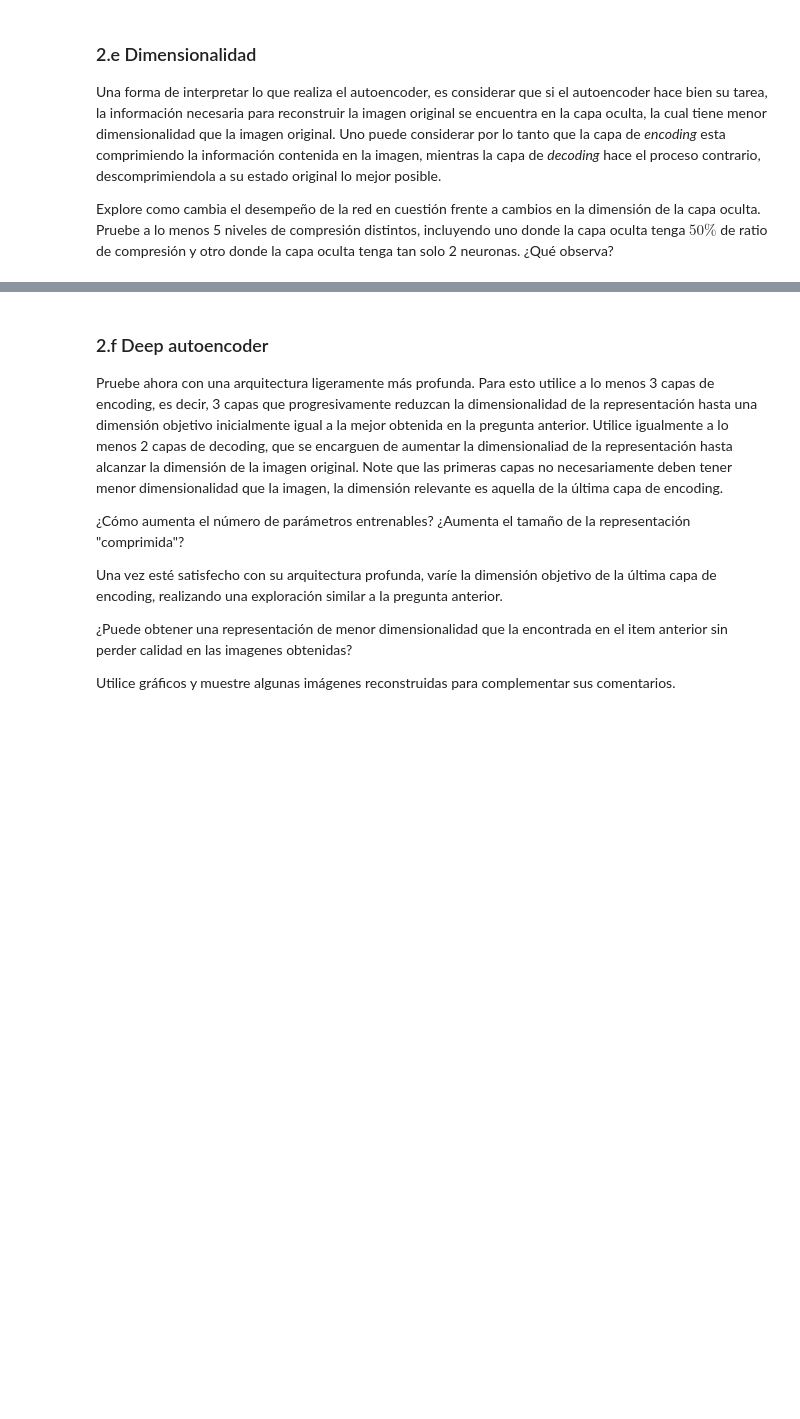
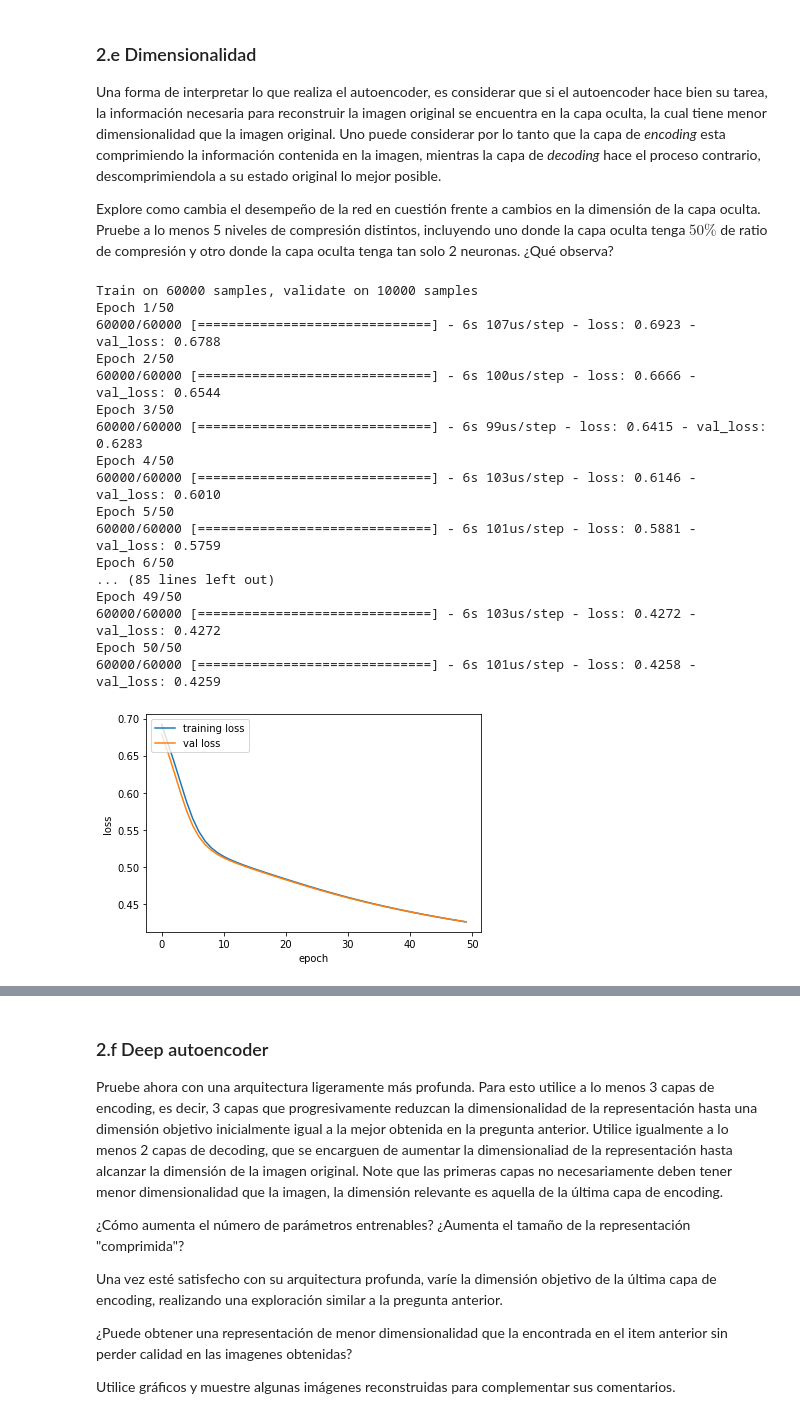
Before and after one commit to gekkoseba/Redes-neuronales, a Jupyter notebook: Tareas/Enunciado Tarea 2.ipynb, the cells around one changed output, grey strips where cells are left out. Saved outputs shown, nothing was run; the diff lists cells and outputs as text; code cells hidden in the pictures; blank space fills up the shorter version.

```diff
--- a/Tareas/Enunciado Tarea 2.ipynb
+++ b/Tareas/Enunciado Tarea 2.ipynb
@@ -884,0 +963,35 @@ Explore como cambia el desempeño de la red en cuestión frente a cambios en la
+# %%
+autoencoder = Sequential()
+
+autoencoder.add(Dense(int(28*28*0.8),activation='relu')) # encoder
+
+autoencoder.add(Dense(28*28,activation= 'sigmoid')) #decoder
+
+autoencoder.compile(optimizer=SGD(lr=0.002),loss='binary_crossentropy')
+history=autoencoder.fit(x_train_vector_scaled,x_train_vector_scaled,epochs=50,validation_data=(x_val_vector_scaled,x_val_vector_scaled))
+if (len(history.history["loss"])==50):
+        plt.plot(history.history["loss"],label="training loss")
+        plt.plot(history.history["val_loss"],label="val loss")
+        plt.legend(loc="upper left")
+        plt.ylabel('loss')
+        plt.xlabel('epoch')
+        plt.plot
+# %% [output]
+Train on 60000 samples, validate on 10000 samples
+Epoch 1/50
+60000/60000 [==============================] - 6s 107us/step - loss: 0.6923 - val_loss: 0.6788
+Epoch 2/50
+60000/60000 [==============================] - 6s 100us/step - loss: 0.6666 - val_loss: 0.6544
+Epoch 3/50
+60000/60000 [==============================] - 6s 99us/step - loss: 0.6415 - val_loss: 0.6283
+Epoch 4/50
+60000/60000 [==============================] - 6s 103us/step - loss: 0.6146 - val_loss: 0.6010
+Epoch 5/50
+60000/60000 [==============================] - 6s 101us/step - loss: 0.5881 - val_loss: 0.5759
+Epoch 6/50
+... (85 lines left out)
+Epoch 49/50
+60000/60000 [==============================] - 6s 103us/step - loss: 0.4272 - val_loss: 0.4272
+Epoch 50/50
+60000/60000 [==============================] - 6s 101us/step - loss: 0.4258 - val_loss: 0.4259
+[figure, added]
```
Also changed, not shown: parts of 16 cells of this notebook, 1 other file.
